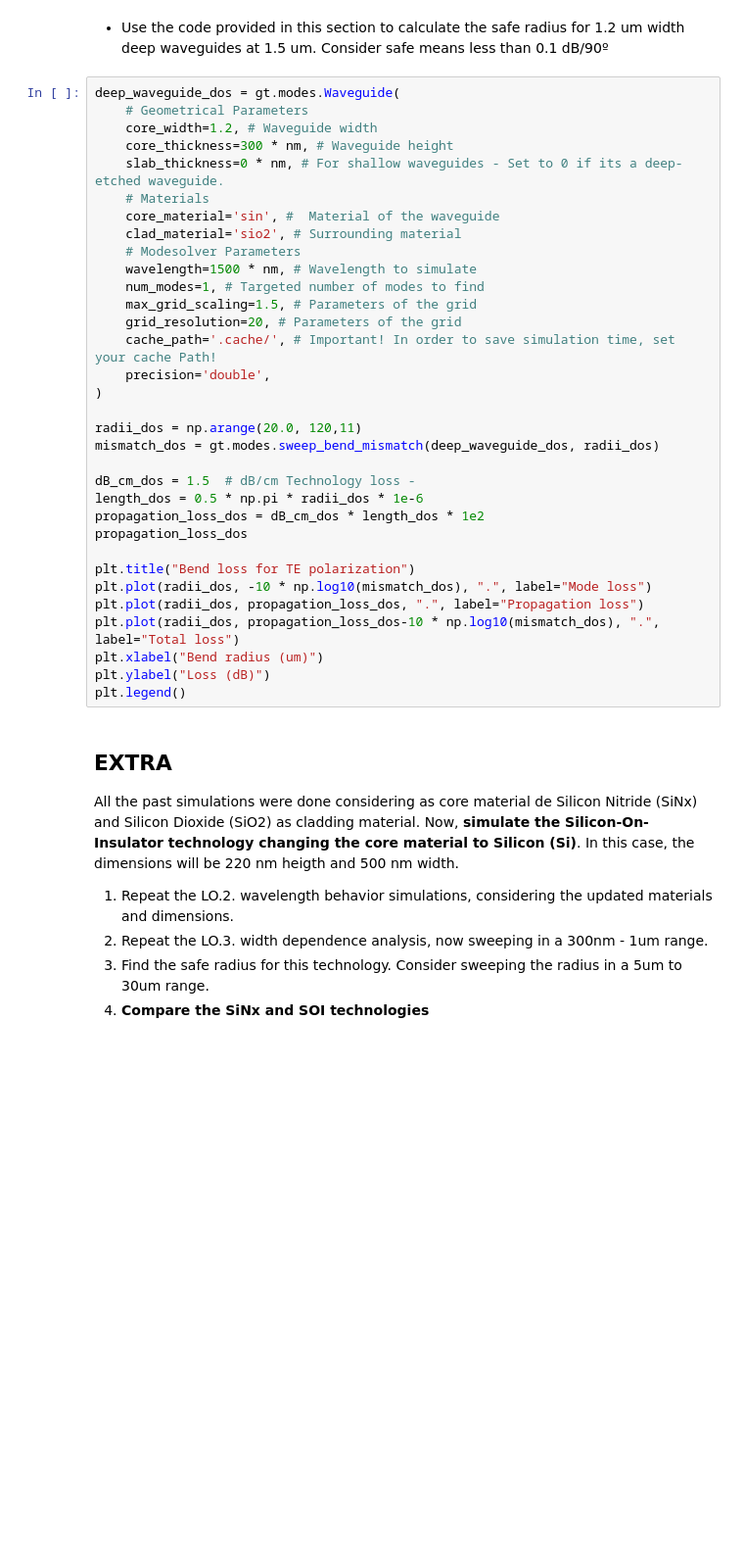
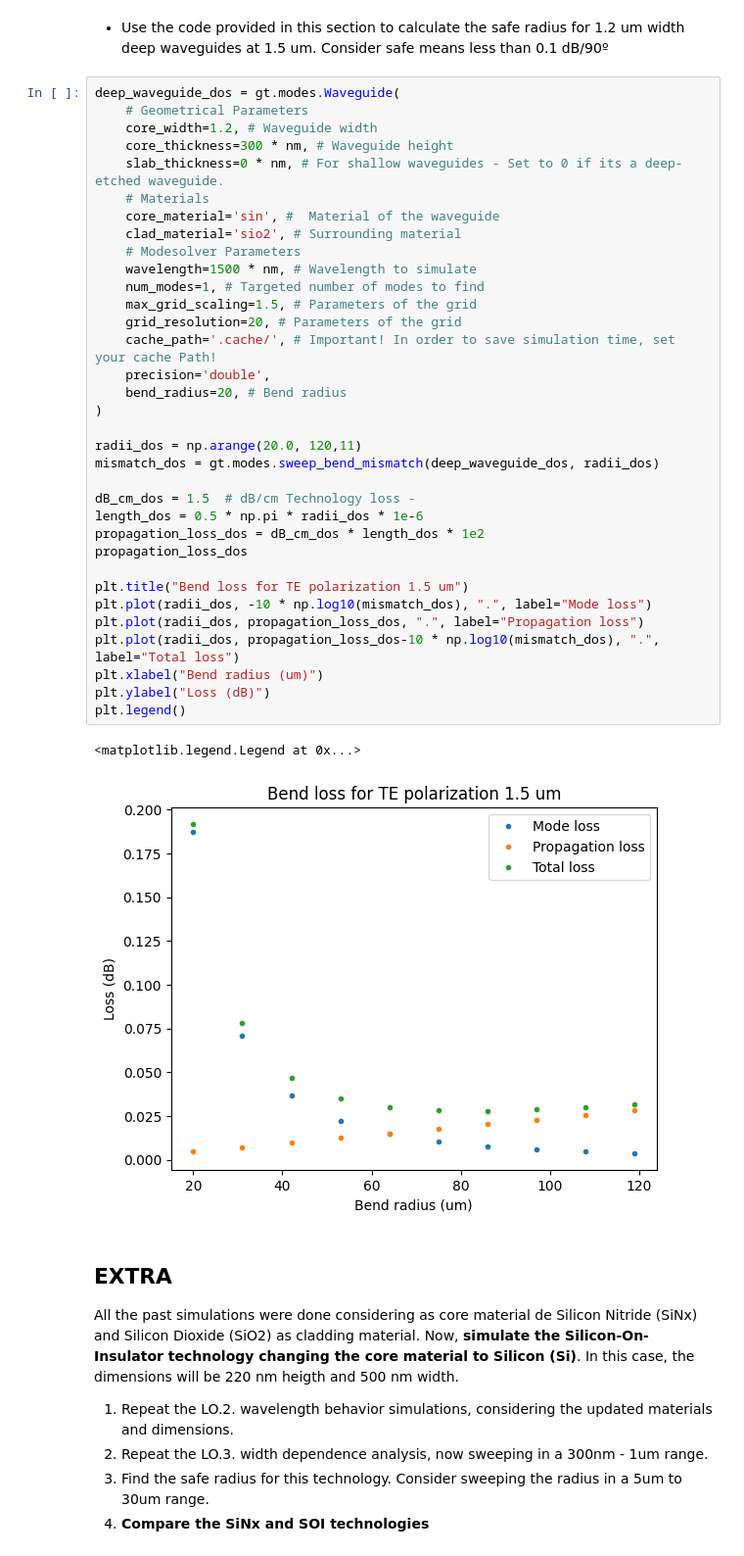
Before and after one commit to david-nielsen1/cifoin-lab1, a Jupyter notebook: WAVEGUIDES_Student.ipynb, the cells around one changed output. Shown at 98% size. Drawn from its saved outputs; the diff is of its cells as text; blank space fills up the shorter version.

```diff
--- a/WAVEGUIDES_Student.ipynb
+++ b/WAVEGUIDES_Student.ipynb
@@ -511,34 +499,38 @@ deep_waveguide_dos = gt.modes.Waveguide(
     # Geometrical Parameters
     core_width=1.2, # Waveguide width
     core_thickness=300 * nm, # Waveguide height
     slab_thickness=0 * nm, # For shallow waveguides - Set to 0 if its a deep-etched waveguide.
     # Materials
     core_material='sin', #  Material of the waveguide
     clad_material='sio2', # Surrounding material
     # Modesolver Parameters
     wavelength=1500 * nm, # Wavelength to simulate
     num_modes=1, # Targeted number of modes to find
     max_grid_scaling=1.5, # Parameters of the grid
     grid_resolution=20, # Parameters of the grid
     cache_path='.cache/', # Important! In order to save simulation time, set your cache Path!
     precision='double',
+    bend_radius=20, # Bend radius
 )
 
 radii_dos = np.arange(20.0, 120,11)
 mismatch_dos = gt.modes.sweep_bend_mismatch(deep_waveguide_dos, radii_dos)
 
 dB_cm_dos = 1.5  # dB/cm Technology loss -
 length_dos = 0.5 * np.pi * radii_dos * 1e-6
 propagation_loss_dos = dB_cm_dos * length_dos * 1e2
 propagation_loss_dos
 
-plt.title("Bend loss for TE polarization")
+plt.title("Bend loss for TE polarization 1.5 um")
 plt.plot(radii_dos, -10 * np.log10(mismatch_dos), ".", label="Mode loss")
 plt.plot(radii_dos, propagation_loss_dos, ".", label="Propagation loss")
 plt.plot(radii_dos, propagation_loss_dos-10 * np.log10(mismatch_dos), ".", label="Total loss")
 plt.xlabel("Bend radius (um)")
 plt.ylabel("Loss (dB)")
 plt.legend()
+# %% [output]
+<matplotlib.legend.Legend at 0x...>
+[figure, added]
 # %% [markdown]
 ## EXTRA
 
```
Also changed, not shown: parts of 8 cells of this notebook.
